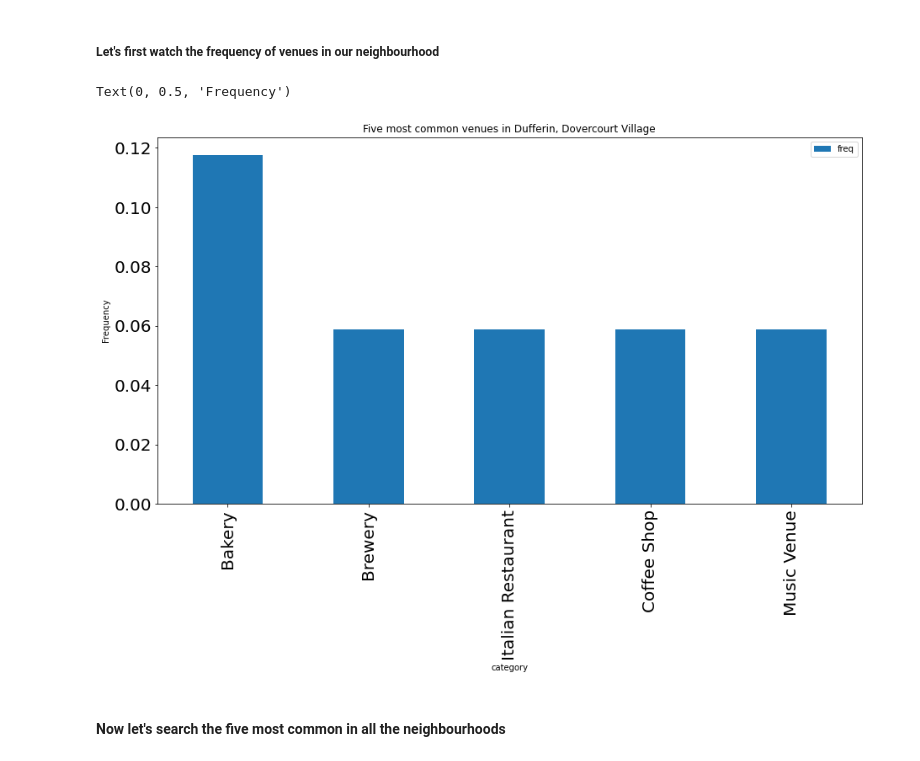
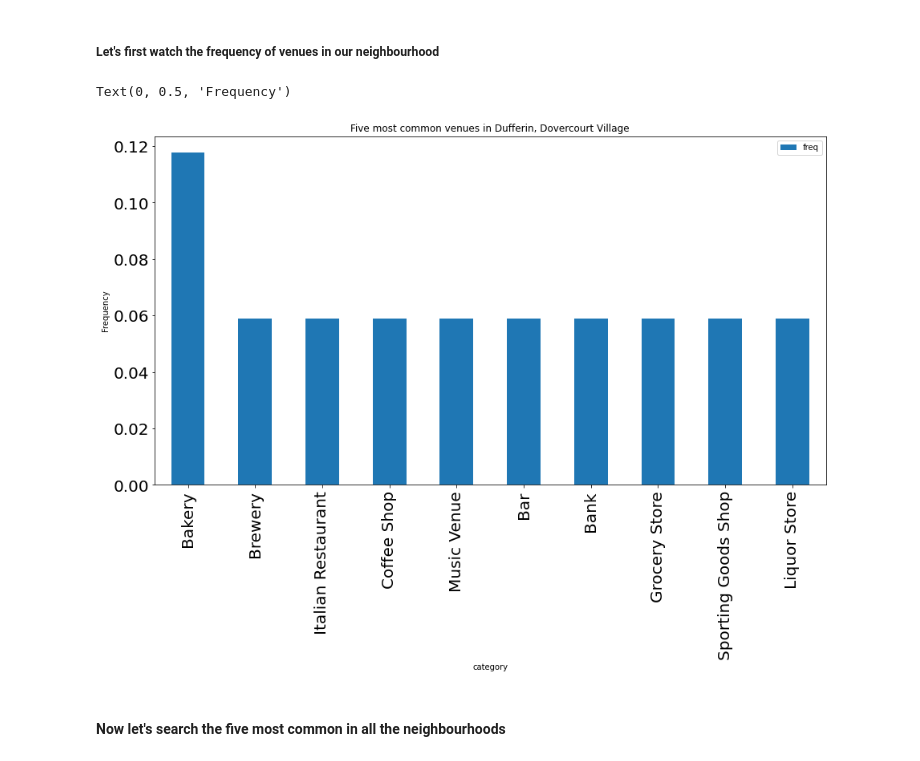
Before and after one commit to ftarantuviez/Toronto-Neighbourhood-Battle, a Jupyter notebook: project_toronto/EDA_notebooks/main.ipynb, the cells around one changed output. Drawn from its saved outputs; the diff is of its cells as text; code cells hidden in the pictures.

```diff
--- a/project_toronto/EDA_notebooks/main.ipynb
+++ b/project_toronto/EDA_notebooks/main.ipynb
@@ -201,14 +207,14 @@ def get_five_common_venues(row,number_of_venues=5):
 # %%
 current_neigh_data = neighbourhoods_groupped[neighbourhoods_groupped["neighourhood"] == current_neigh].iloc[0,:]
 
-five_most_common_by_actual_neigh = get_five_common_venues(current_neigh_data)
+five_most_common_by_actual_neigh = get_five_common_venues(current_neigh_data, 10)
 
 pd.DataFrame(five_most_common_by_actual_neigh.reset_index()).rename(columns={"index": "category", 23: "freq"}).plot(kind="bar", x="category", y="freq", figsize=(15,8), fontsize=20)
 plt.title("Five most common venues in {}".format(current_neigh))
 plt.ylabel("Frequency")
 # %% [output]
 Text(0, 0.5, 'Frequency')
-[figure, old version]
+[figure, new version]
 # %% [markdown]
 #### Now let's search the five most common in all the neighbourhoods
 # %%
```
Also changed, not shown: parts of 14 cells of this notebook.
